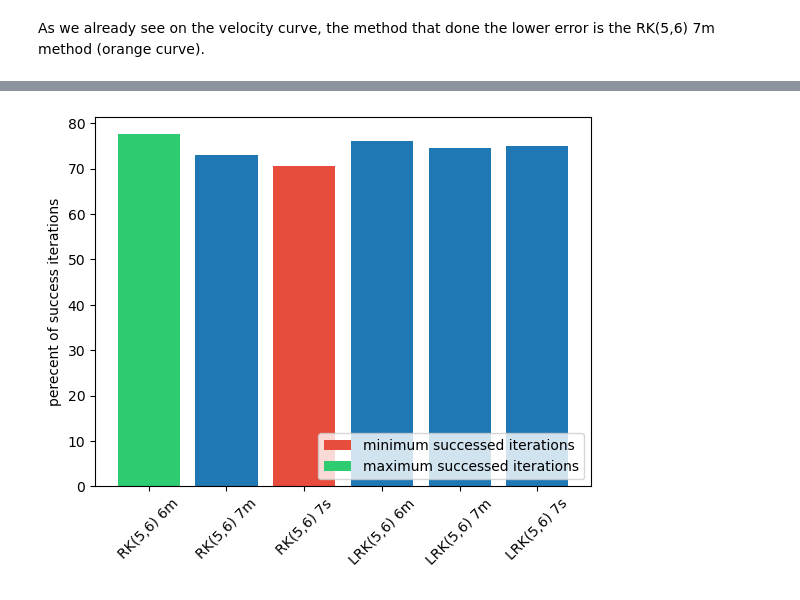
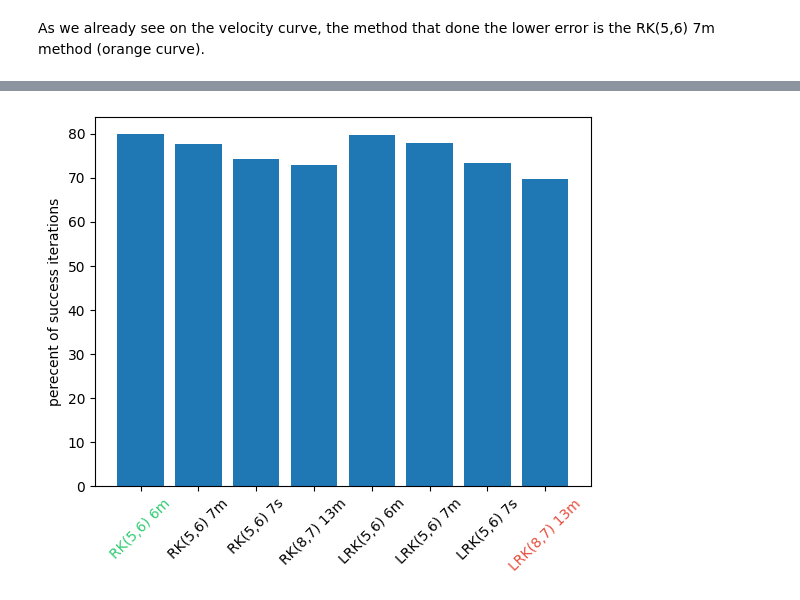
Before and after one commit to hpc-maths/ponio, a Jupyter notebook: ponio/notebooks/arenstorf_adaptivetimestep.ipynb, the cells around one changed output, grey strips where cells are left out. Saved outputs shown, nothing was run; the diff lists cells and outputs as text; code cells hidden in the pictures.

```diff
--- a/ponio/notebooks/arenstorf_adaptivetimestep.ipynb
+++ b/ponio/notebooks/arenstorf_adaptivetimestep.ipynb
@@ -270,9 +272,11 @@ meths = {
     "rk56_6m": "RK(5,6) 6m",
     "rk56_7m": "RK(5,6) 7m",
     "rk56_7s": "RK(5,6) 7s",
+    "rk87_13m": "RK(8,7) 13m",
     "lrk56_6m": "LRK(5,6) 6m",
     "lrk56_7m": "LRK(5,6) 7m",
-    "lrk56_7s": "LRK(5,6) 7s"
+    "lrk56_7s": "LRK(5,6) 7s",
+    "lrk87_13m": "LRK(8,7) 13m"
 }
 
 for tag,name in meths.items():
@@ -394,17 +398,16 @@ plt.show()
 # %%
 percent = 100*n_success/n_iters
 
 min_idx = np.argmin(percent)
 max_idx = np.argmax(percent)
 
 plt.bar(meths.values(),percent)
 
-plt.bar(list(meths.values())[min_idx],percent[min_idx],color="#e74c3c",label="minimum successed iterations")
-plt.bar(list(meths.values())[max_idx],percent[max_idx],color="#2ecc71",label="maximum successed iterations")
+plt.xticks()[1][min_idx].set_color("#e74c3c")
+plt.xticks()[1][max_idx].set_color("#2ecc71")
 
-plt.legend(loc='lower right')
 plt.xticks(rotation=45)
 plt.ylabel("perecent of success iterations")
 plt.show()
 # %% [output]
-[figure, old version]
+[figure, new version]
```
Also changed, not shown: parts of 6 cells of this notebook, 49 other files.
